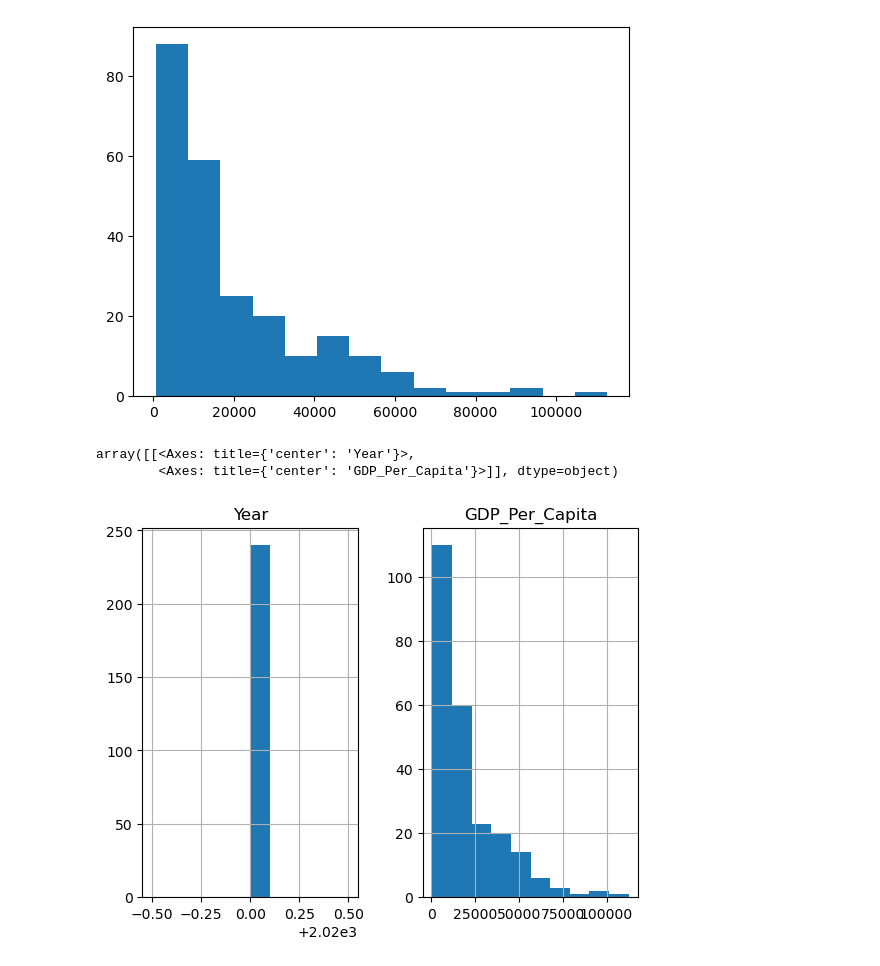
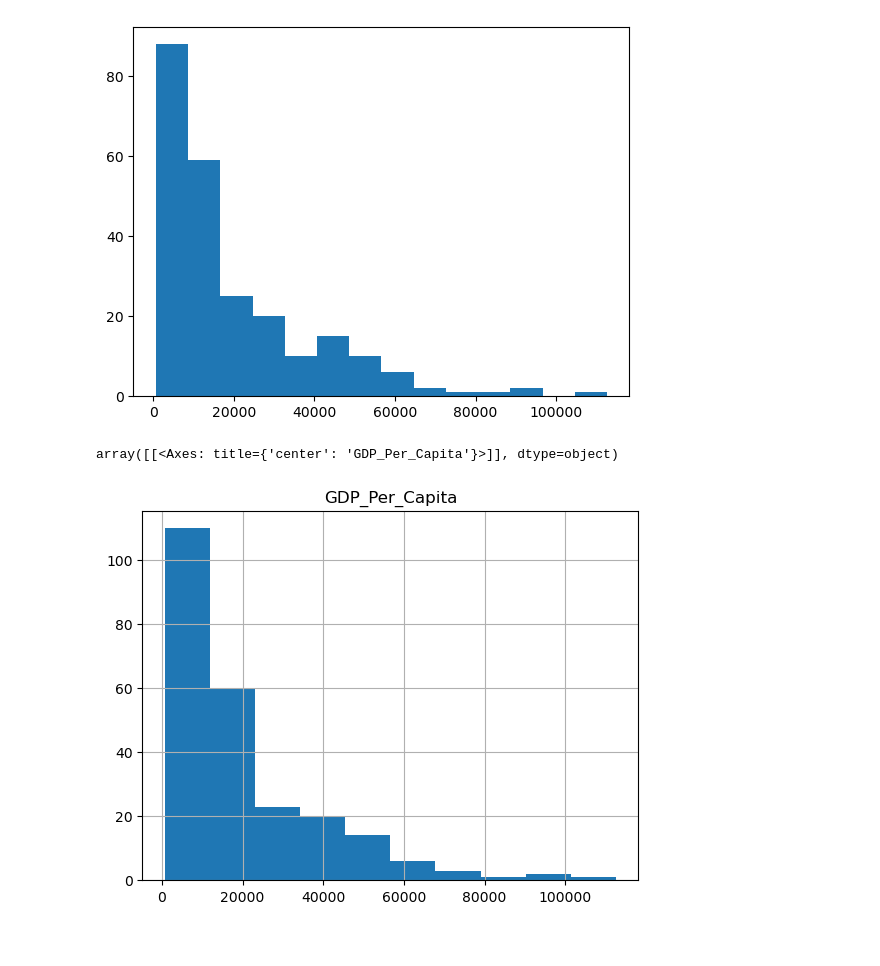
Before and after one commit to CaitlinC91/gdp-and-internet-usage-CaitlinC91, a Jupyter notebook: notebooks/un_gdp_internet_project.ipynb, the cells around one changed output. Saved outputs shown, nothing was run; the diff lists cells and outputs as text; code cells hidden in the pictures.

```diff
--- a/notebooks/un_gdp_internet_project.ipynb
+++ b/notebooks/un_gdp_internet_project.ipynb
@@ -68,8 +70,8 @@ plt.show()
 # %% [output]
 [figure]
 # %%
-gdp_plotting.hist()
+#histplot using pandas
+gdp_plotting.hist('GDP_Per_Capita')
 # %% [output]
-array([[<Axes: title={'center': 'Year'}>,
-        <Axes: title={'center': 'GDP_Per_Capita'}>]], dtype=object)
+array([[<Axes: title={'center': 'GDP_Per_Capita'}>]], dtype=object)
-[figure, old version]
+[figure, new version]
```
Also changed, not shown: parts of 5 cells of this notebook.
